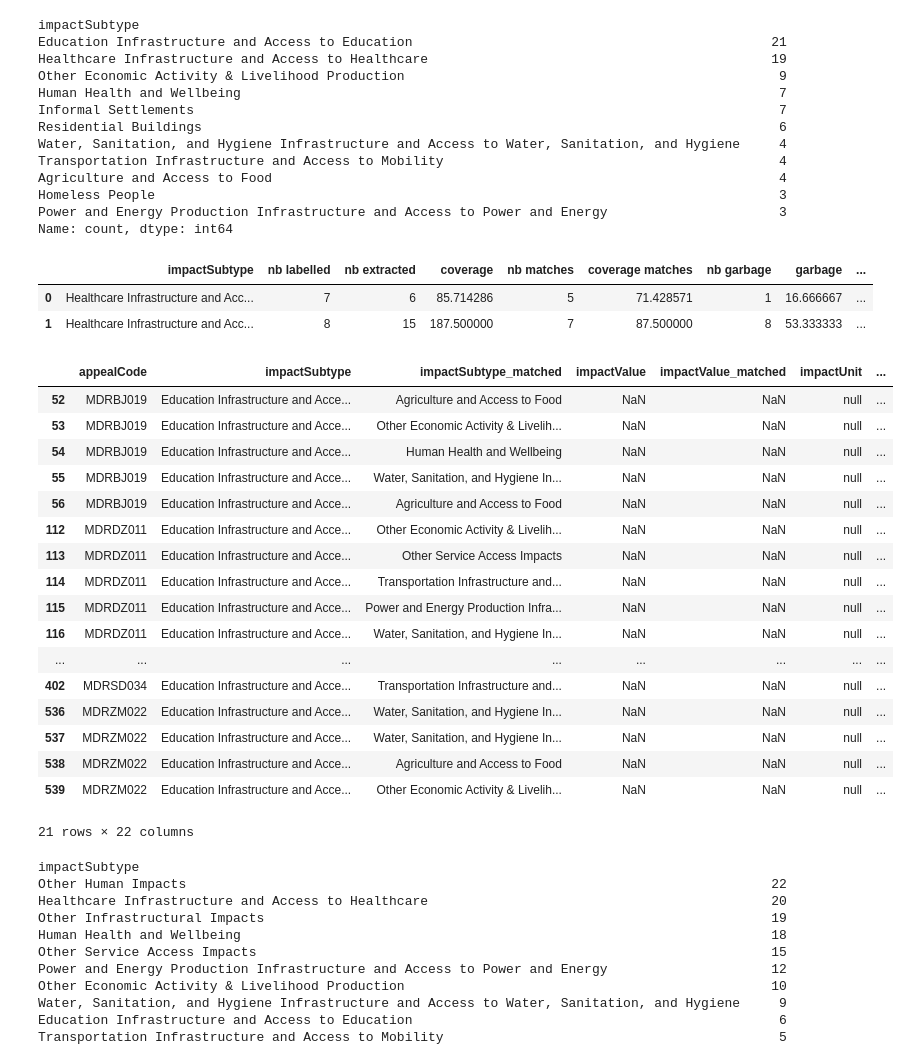
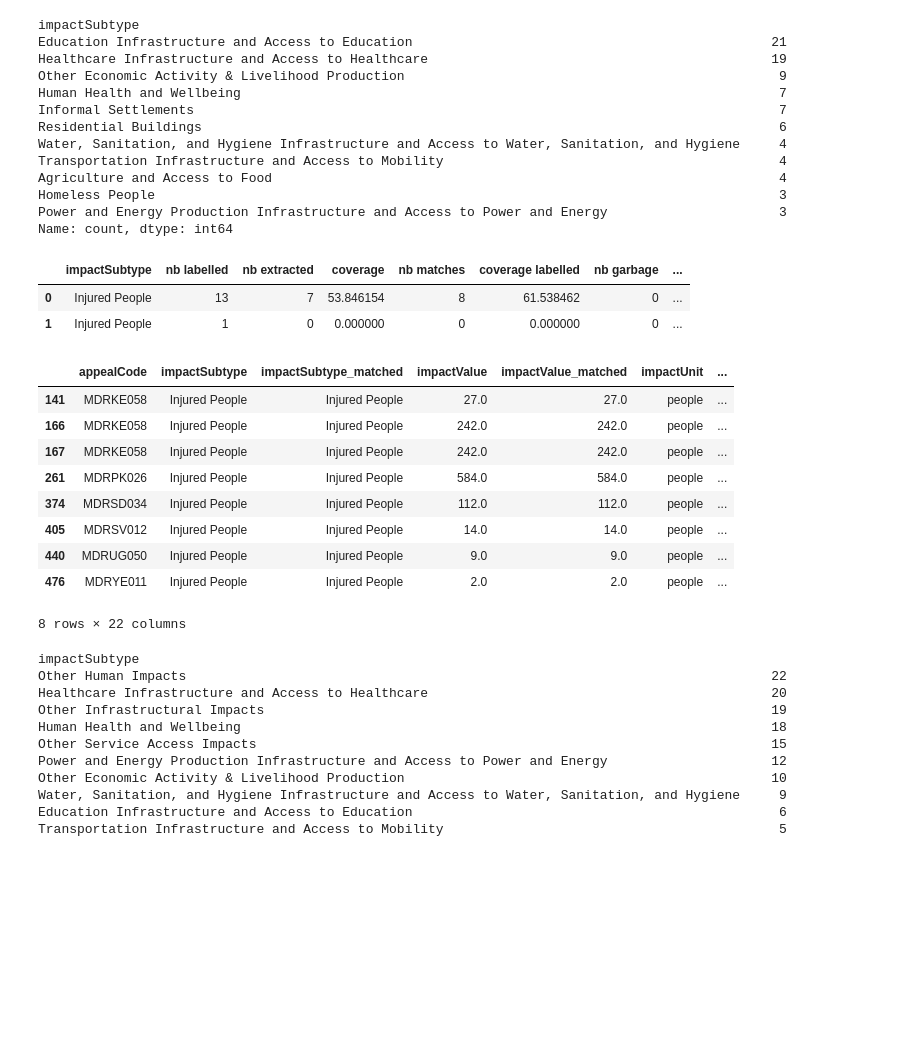
Before and after one commit to luseverin/ROUGE_database, a Jupyter notebook: notebooks/coverage_results.ipynb, the cells around one changed output. Drawn from its saved outputs; the diff is of its cells as text; code cells hidden in the pictures; blank space fills up the shorter version.

```diff
--- a/notebooks/coverage_results.ipynb
+++ b/notebooks/coverage_results.ipynb
@@ -25,13 +25,13 @@ from src.utils import MODEL_NAMES_MAP
 #load data extracted for a specific model
 keys = ["meta-llama_llama-4-scout-17b-16e-instruct", "llama-3.1-8b-instant", "llama-3.3-70b-versatile"]
 key = keys[0]
-res_savename_ext = f"merged_subtypes_post_processed_labelled_reports_fixed_impact_desc3_{key}_v271025"
+res_savename_ext = f"merged_subtypes_post_processed_labelled_reports_fixed_impact_desc_{key}_v271025"
 #f"post_processed_labelled_reports_{key}_v250925"
 #f"post_processed_flags_labelled_reports_{key}_v250925"
 #load data (labelled)
 res_savename_lab = "merged_subtypes_post_processed_new_unit_std_labelled_reports_impacts_all_v111025"
 
-split_lowest = True
+split_lowest = False
 suffix = "_geo_split_lowest" if split_lowest else "_geo"
 suffix2 = suffix + "_v271025"
 suffix3 = suffix + "_v171025"
@@ -553,37 +478,29 @@ Homeless People
 Power and Energy Production Infrastructure and Access to Power and Energy                      3
 Name: count, dtype: int64
 # %%
-cat = "Healthcare Infrastructure and Access to Healthcare"
+cat = "Injured People"
 ext_df = extracted_df_filter[extracted_df_filter["impactSubtype"]==cat]
 lab_df = labelled_df_filter[labelled_df_filter["impactSubtype"]==cat]
 m_df1 = matched_df_filter1[matched_df_filter1["impactSubtype"]==cat]
 m_df2 = matched_df_filter2[matched_df_filter2["impactSubtype"]==cat]
 make_coverage_accuracy_df(ext_df, lab_df, m_df2, group_key="impactSubtype", group_keys=[cat]).reset_index(drop=False, names=["impactSubtype"])
 # %% [output]
-|  | impactSubtype | nb labelled | nb extracted | coverage | nb matches | coverage matches | nb garbage | garbage | ... |
-| 0 | Healthcare Infrastructure and Acc... | 7 | 6 | 85.714286 | 5 | 71.428571 | 1 | 16.666667 | ... |
-| 1 | Healthcare Infrastructure and Acc... | 8 | 15 | 187.500000 | 7 | 87.500000 | 8 | 53.333333 | ... |
+|  | impactSubtype | nb labelled | nb extracted | coverage | nb matches | coverage labelled | nb garbage | ... |
+| 0 | Injured People | 13 | 7 | 53.846154 | 8 | 61.538462 | 0 | ... |
+| 1 | Injured People | 1 | 0 | 0.000000 | 0 | 0.000000 | 0 | ... |
 # %%
-print_match(m_df1[m_df1["match_sim"] < 0.5])
+print_match(m_df2)
 # %% [output]
 |  | appealCode | impactSubtype | impactSubtype_matched | impactValue | impactValue_matched | impactUnit | ... |
-| 52 | MDRBJ019 | Education Infrastructure and Acce... | Agriculture and Access to Food | NaN | NaN | null | ... |
-| 53 | MDRBJ019 | Education Infrastructure and Acce... | Other Economic Activity & Livelih... | NaN | NaN | null | ... |
-| 54 | MDRBJ019 | Education Infrastructure and Acce... | Human Health and Wellbeing | NaN | NaN | null | ... |
-| 55 | MDRBJ019 | Education Infrastructure and Acce... | Water, Sanitation, and Hygiene In... | NaN | NaN | null | ... |
-| 56 | MDRBJ019 | Education Infrastructure and Acce... | Agriculture and Access to Food | NaN | NaN | null | ... |
-| 112 | MDRDZ011 | Education Infrastructure and Acce... | Other Economic Activity & Livelih... | NaN | NaN | null | ... |
-| 113 | MDRDZ011 | Education Infrastructure and Acce... | Other Service Access Impacts | NaN | NaN | null | ... |
-| 114 | MDRDZ011 | Education Infrastructure and Acce... | Transportation Infrastructure and... | NaN | NaN | null | ... |
-| 115 | MDRDZ011 | Education Infrastructure and Acce... | Power and Energy Production Infra... | NaN | NaN | null | ... |
-| 116 | MDRDZ011 | Education Infrastructure and Acce... | Water, Sanitation, and Hygiene In... | NaN | NaN | null | ... |
-| ... | ... | ... | ... | ... | ... | ... | ... |
-| 402 | MDRSD034 | Education Infrastructure and Acce... | Transportation Infrastructure and... | NaN | NaN | null | ... |
-| 536 | MDRZM022 | Education Infrastructure and Acce... | Water, Sanitation, and Hygiene In... | NaN | NaN | null | ... |
-| 537 | MDRZM022 | Education Infrastructure and Acce... | Water, Sanitation, and Hygiene In... | NaN | NaN | null | ... |
-| 538 | MDRZM022 | Education Infrastructure and Acce... | Agriculture and Access to Food | NaN | NaN | null | ... |
-| 539 | MDRZM022 | Education Infrastructure and Acce... | Other Economic Activity & Livelih... | NaN | NaN | null | ... |
+| 141 | MDRKE058 | Injured People | Injured People | 27.0 | 27.0 | people | ... |
+| 166 | MDRKE058 | Injured People | Injured People | 242.0 | 242.0 | people | ... |
+| 167 | MDRKE058 | Injured People | Injured People | 242.0 | 242.0 | people | ... |
+| 261 | MDRPK026 | Injured People | Injured People | 584.0 | 584.0 | people | ... |
+| 374 | MDRSD034 | Injured People | Injured People | 112.0 | 112.0 | people | ... |
+| 405 | MDRSV012 | Injured People | Injured People | 14.0 | 14.0 | people | ... |
+| 440 | MDRUG050 | Injured People | Injured People | 9.0 | 9.0 | people | ... |
+| 476 | MDRYE011 | Injured People | Injured People | 2.0 | 2.0 | people | ... |
-21 rows × 22 columns
+8 rows × 22 columns
 # %%
 print_match(matched_df_filter1[(matched_df_filter1["impactSubtype_sim"] <= 0.8)]).value_counts("impactSubtype")
 # %% [output]
```
Also changed, not shown: parts of 24 cells of this notebook, 1 other file.
